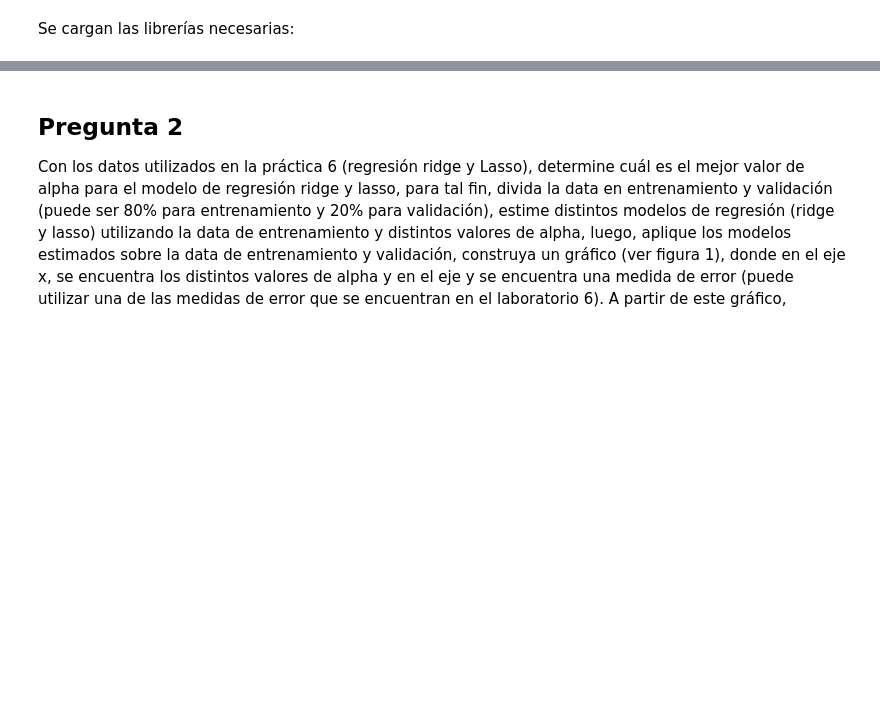
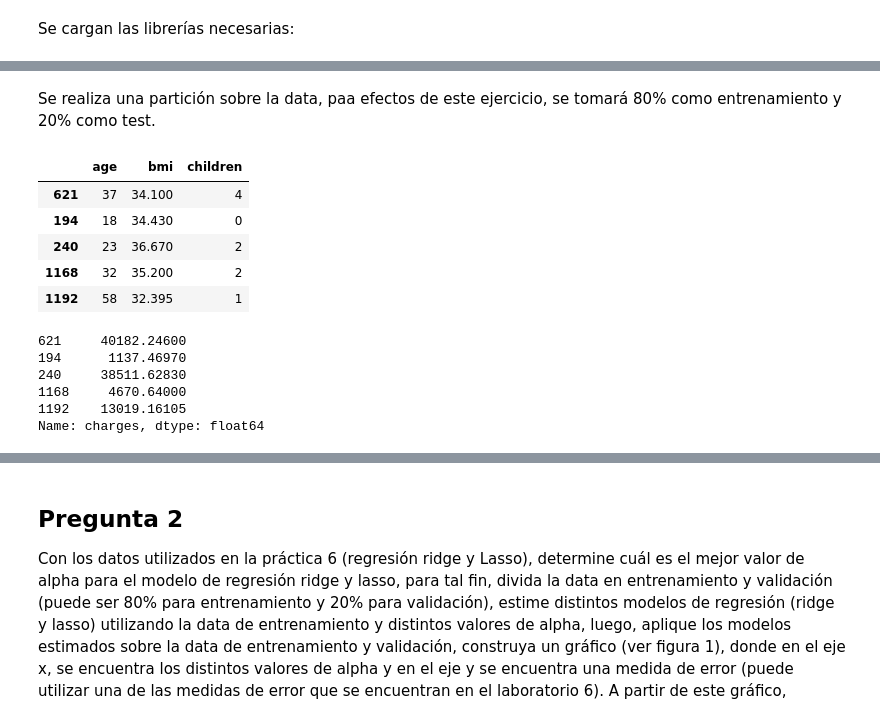
Before and after one commit to andresenrique08/CDA_Project, a Jupyter notebook: Tarea Ridge y Lasso/Practica6.ipynb, the cells around one changed output, grey strips where cells are left out. Cells and saved outputs as stored; diff of their text form; code cells hidden in the pictures; blank space fills up the shorter version.

```diff
--- a/Tarea Ridge y Lasso/Practica6.ipynb
+++ b/Tarea Ridge y Lasso/Practica6.ipynb
@@ -51,0 +101,19 @@ Para responder esta pregunta se presenta el siguiente modelo de regresión múlt
+# %% [markdown]
+Se realiza una partición sobre la data, paa efectos de este ejercicio, se tomará 80% como entrenamiento y 20% como test.
+# %%
+X_train, X_test, y_train, y_test = train_test_split(X, y, test_size=0.2, random_state=0)
+display(X_train.head())
+display(y_train.head())
+# %% [output]
+|  | age | bmi | children |
+| 621 | 37 | 34.100 | 4 |
+| 194 | 18 | 34.430 | 0 |
+| 240 | 23 | 36.670 | 2 |
+| 1168 | 32 | 35.200 | 2 |
+| 1192 | 58 | 32.395 | 1 |
+621     40182.24600
+194      1137.46970
+240     38511.62830
+1168     4670.64000
+1192    13019.16105
+Name: charges, dtype: float64
```
Also changed, not shown: parts of 28 cells of this notebook, 1 other file.
